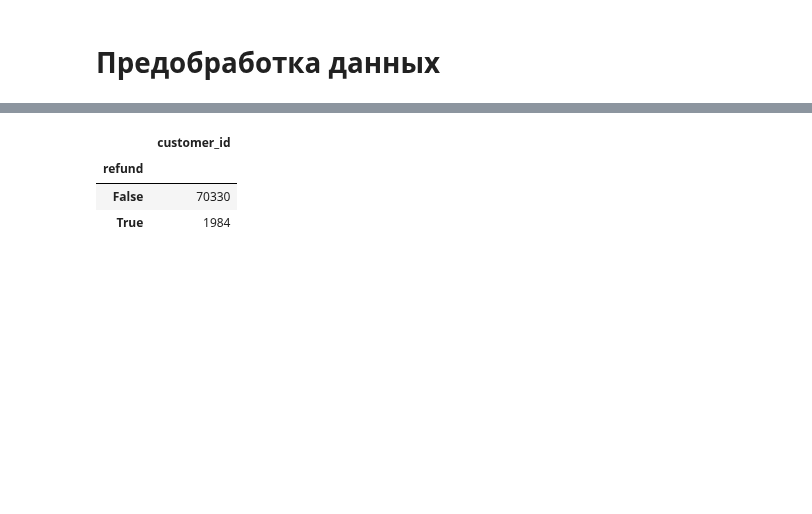
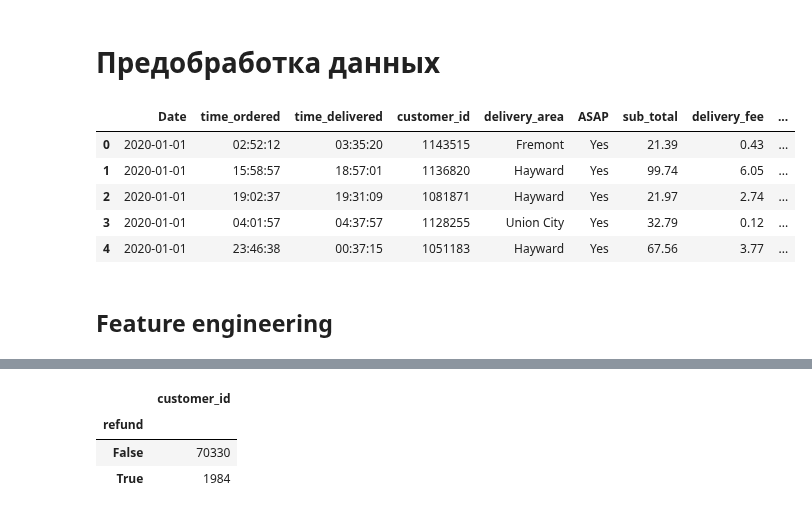
Before and after one commit to PigStep/ML-Delivery-Refund-Research, a Jupyter notebook: notebook/notebook.ipynb, the cells around one changed output, grey strips where cells are left out. Saved outputs shown, nothing was run; the diff lists cells and outputs as text; code cells hidden in the pictures; blank space fills up the shorter version.

```diff
--- a/notebook/notebook.ipynb
+++ b/notebook/notebook.ipynb
@@ -53,7 +55,7 @@ delivery_data = delivery_data.rename(columns={
     "Time customer placed order":"time_ordered",
     "Time order placed at restaurant":"time_placed",
     "Time driver arrived at restaurant":"time_arrived",
-    "Delivery time":"time_delivery",
+    "Delivery time":"time_delivered",
     "Driver ID":"driver_id",
     "Driver Name":"driver_name",
     "Restaurant ID":"restaurant_id",
@@ -67,10 +69,14 @@ delivery_data = delivery_data.rename(columns={
     "Refunded amount":"refund"
 })
 # %%
-delivery_data = delivery_data.drop(["driver_name","driver_name","driver_id"],axis=1)
+#ML модель основывается на даных для пользователя, колонки водителей и ресторанов излишни
+delivery_data = delivery_data.drop(["driver_name","restaurant_id","driver_id"],axis=1)
+
+#Время готовки позиции в ресторане и время приезда курьера в него можно опустить (кроме того данные содрежат много пропусков)
+delivery_data = delivery_data.drop(["time_placed","time_arrived"], axis = 1)
 # %%
-def get_refund_factor(refund):
-    """получить факт наличия возврата доставки"""
-    refund = float(refund[1:])
-    return refund > 0
+def get_normal_price(refund):
+    """получить цену без $"""
+    refund = refund[1:]
+    return float(refund)
 # %%
@@ -77,0 +96,11 @@ delivery_data["refund"] = delivery_data.refund.astype(str).apply(lambda x: get_r
+# %%
+delivery_data.head()
+# %% [output]
+|  | Date | time_ordered | time_delivered | customer_id | delivery_area | ASAP | sub_total | delivery_fee | ... |
+| 0 | 2020-01-01 | 02:52:12 | 03:35:20 | 1143515 | Fremont | Yes | 21.39 | 0.43 | ... |
+| 1 | 2020-01-01 | 15:58:57 | 18:57:01 | 1136820 | Hayward | Yes | 99.74 | 6.05 | ... |
+| 2 | 2020-01-01 | 19:02:37 | 19:31:09 | 1081871 | Hayward | Yes | 21.97 | 2.74 | ... |
+| 3 | 2020-01-01 | 04:01:57 | 04:37:57 | 1128255 | Union City | Yes | 32.79 | 0.12 | ... |
+| 4 | 2020-01-01 | 23:46:38 | 00:37:15 | 1051183 | Hayward | Yes | 67.56 | 3.77 | ... |
+# %% [markdown]
+## Feature engineering
```
Also changed, not shown: parts of 8 cells of this notebook.
